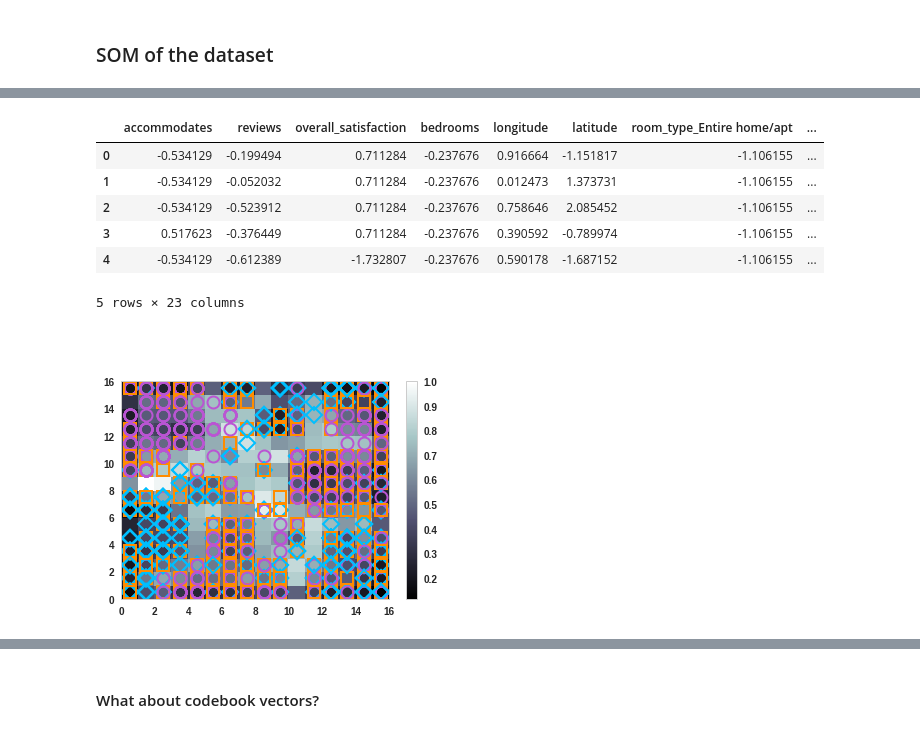
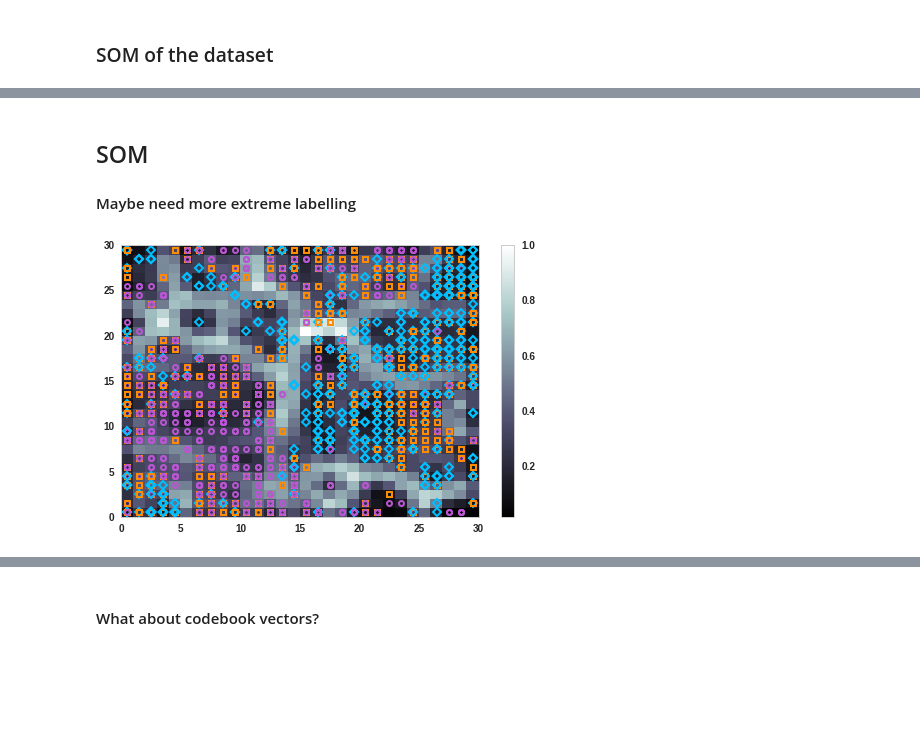
Before and after one commit to edwardfang/IDA_SUSTech_Assignment, a Jupyter notebook: Analysis.ipynb, the cells around one changed output, grey strips where cells are left out. Saved outputs shown, nothing was run; the diff lists cells and outputs as text; code cells hidden in the pictures; blank space fills up the shorter version.

```diff
--- a/Analysis.ipynb
+++ b/Analysis.ipynb
@@ -597,38 +607,28 @@ print(somdata1.shape)
-# %%
-somdata1.head()
-# %% [output]
-|  | accommodates | reviews | overall_satisfaction | bedrooms | longitude | latitude | room_type_Entire home/apt | ... |
-| 0 | -0.534129 | -0.199494 | 0.711284 | -0.237676 | 0.916664 | -1.151817 | -1.106155 | ... |
-| 1 | -0.534129 | -0.052032 | 0.711284 | -0.237676 | 0.012473 | 1.373731 | -1.106155 | ... |
-| 2 | -0.534129 | -0.523912 | 0.711284 | -0.237676 | 0.758646 | 2.085452 | -1.106155 | ... |
-| 3 | 0.517623 | -0.376449 | 0.711284 | -0.237676 | 0.390592 | -0.789974 | -1.106155 | ... |
-| 4 | -0.534129 | -0.612389 | -1.732807 | -0.237676 | 0.590178 | -1.687152 | -1.106155 | ... |
-5 rows × 23 columns
-# %% [markdown]
-##
+# %% [markdown]
+## SOM
+#### Maybe need more extreme labelling
 # %%
-from minisom import MiniSom
-som = MiniSom(16, 16, 23, sigma=0.8, learning_rate=0.7)
-som.train_random(somdata1,1000) # trains the SOM with 100 iterations
+som = MiniSom(30, 30, 23, sigma=1.4, learning_rate=0.9)
+som.train_random(somdata1,800) # trains the SOM with 100 iterations
 # %%
 #Plot som
-from matplotlib.pyplot import plot,axis,show,pcolor,colorbar,bone
 bone()
-pcolor(som.distance_map().T) # plotting the distance map as background
+somplt1 = pcolor(som.distance_map().T) # plotting the distance map as background
 colorbar()
-
+plt.savefig('images/som-price.png', format='png', dpi=200)
 # use different colors and markers for each label
 markers1 = {'high':'o','middle':'s','low':'D'}
 for cnt,xx in enumerate(somdata1):
     w = som.winner(xx) # getting the winner
     # place a marker on the winning position for the sample xx
     plot(w[0]+.5,w[1]+.5,markers1[dataNomolizaed.loc[cnt,'pricelabel']],markerfacecolor='None',
-         markeredgecolor=color1[dataNomolizaed.loc[cnt,'pricelabel']],markersize=12,markeredgewidth=2)
-plt.savefig('images/som-price.png', format='png', dpi=200)
+         markeredgecolor=color1[dataNomolizaed.loc[cnt,'pricelabel']],markersize=5,markeredgewidth=2)
+somplt1.figure.set_size_inches(8,5)
+plt.savefig('images/som-price-label.png', format='png', dpi=200)
 # axis([191,198,110,117])
 show() # show the figure
 # %% [output]
-[figure, old version]
+[figure, new version]
 # %%
 somdata2 = np.array(dataNomolizaed.drop(axis=1, labels=['overall_satisfaction',
                                                         'pricelabel', 'satisfictionLabel']))
```
Also changed, not shown: parts of 60 cells of this notebook, 32 other files.
